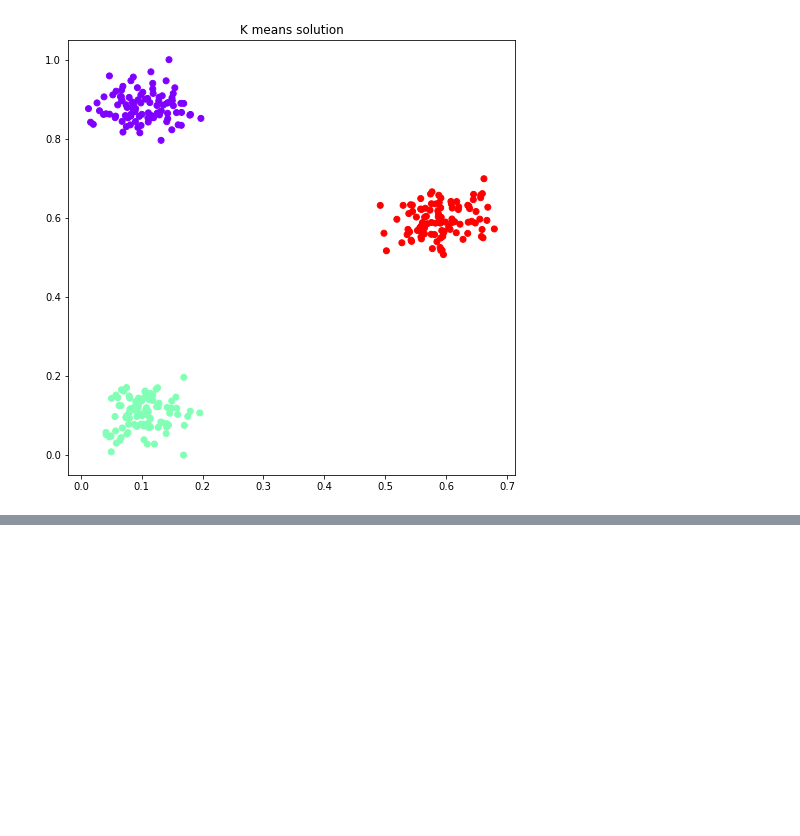
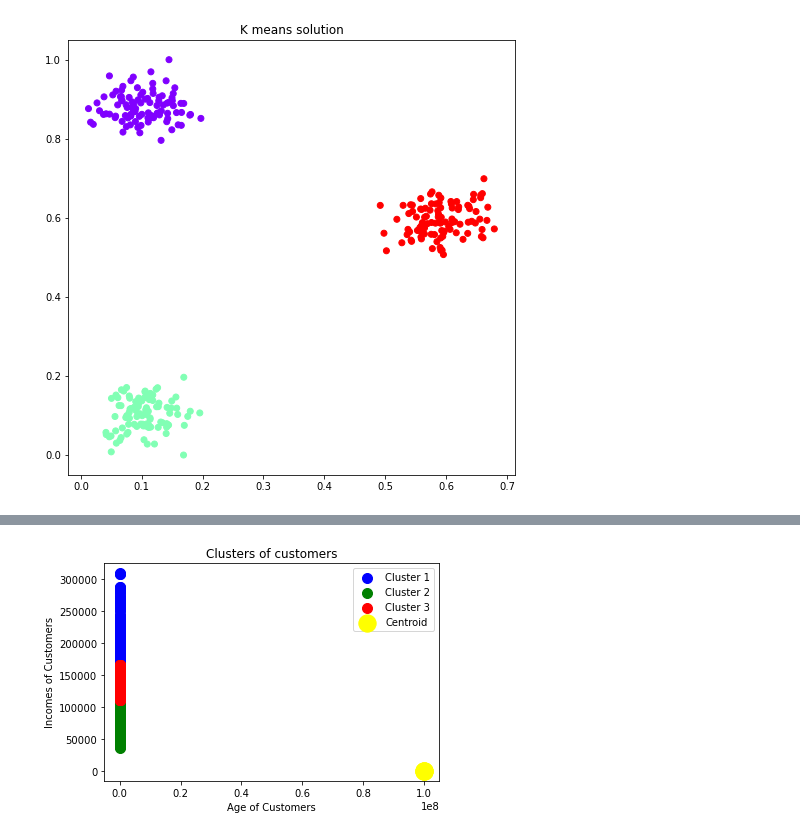
Before and after one commit to PolGonzalez/Kclusters, a Jupyter notebook: 2D_Dataset_Generator.ipynb, the cells around one changed output, grey strips where cells are left out. Saved outputs shown, nothing was run; the diff lists cells and outputs as text; code cells hidden in the pictures; blank space fills up the shorter version.

```diff
--- a/2D_Dataset_Generator.ipynb
+++ b/2D_Dataset_Generator.ipynb
@@ -111,0 +113,7 @@ Text(0.5, 1.0, 'LP solution')
+# %%
+#Multidimensional dataset kmeans implementation
+df = pd.read_csv('segmentation-data.csv')
+kmeans = KMeans(n_clusters=3, init='k-means++', random_state= 42)
+y_predict= kmeans.fit_predict(df)
+# %% [output]
+[figure, added]
```
Also changed, not shown: parts of 3 cells of this notebook, 2 other files.
